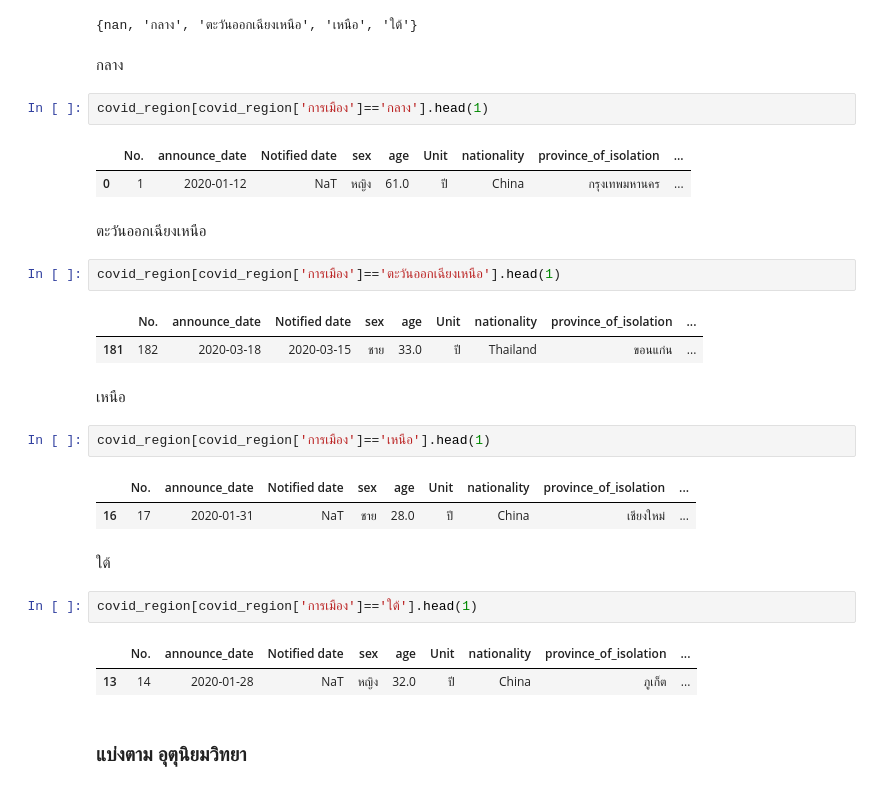
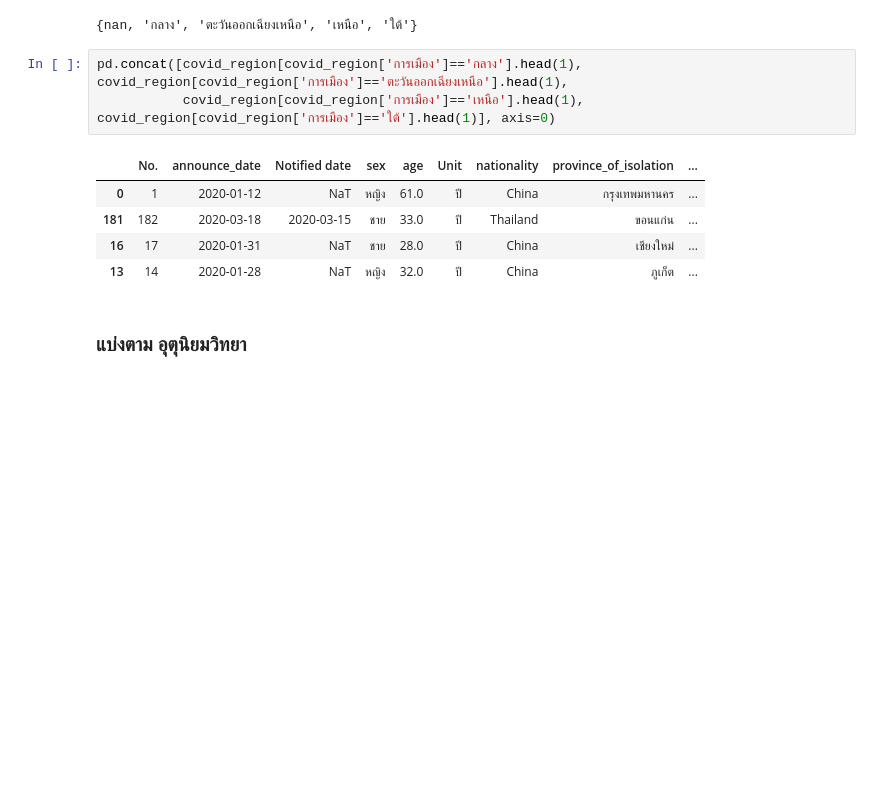
Before and after one commit to jittakorn-ch/data_viz_2022, a Jupyter notebook: BasicPython&DataViz_midterm2022.ipynb, the cells around one changed output. Cells and saved outputs as stored; diff of their text form; blank space fills up the shorter version.

```diff
--- a/BasicPython&DataViz_midterm2022.ipynb
+++ b/BasicPython&DataViz_midterm2022.ipynb
@@ -731,34 +701,15 @@ covid_region[covid_region['ภูมิศาสตร์']=='ใต้'].head(1
 set(covid_region['การเมือง'])
 # %% [output]
 {nan, 'กลาง', 'ตะวันออกเฉียงเหนือ', 'เหนือ', 'ใต้'}
-# %% [markdown]
-กลาง
-# %%
-covid_region[covid_region['การเมือง']=='กลาง'].head(1)
-# %% [output]
-|  | No. | announce_date | Notified date | sex | age | Unit | nationality | province_of_isolation | ... |
-| 0 | 1 | 2020-01-12 | NaT | หญิง | 61.0 | ปี | China | กรุงเทพมหานคร | ... |
-# %% [markdown]
-ตะวันออกเฉียงเหนือ
-# %%
-covid_region[covid_region['การเมือง']=='ตะวันออกเฉียงเหนือ'].head(1)
-# %% [output]
-|  | No. | announce_date | Notified date | sex | age | Unit | nationality | province_of_isolation | ... |
-| 181 | 182 | 2020-03-18 | 2020-03-15 | ชาย | 33.0 | ปี | Thailand | ขอนแก่น | ... |
-# %% [markdown]
-เหนือ
-# %%
-covid_region[covid_region['การเมือง']=='เหนือ'].head(1)
-# %% [output]
-|  | No. | announce_date | Notified date | sex | age | Unit | nationality | province_of_isolation | ... |
-| 16 | 17 | 2020-01-31 | NaT | ชาย | 28.0 | ปี | China | เชียงใหม่ | ... |
-# %% [markdown]
-ใต้
-# %%
-covid_region[covid_region['การเมือง']=='ใต้'].head(1)
-# %% [output]
-|  | No. | announce_date | Notified date | sex | age | Unit | nationality | province_of_isolation | ... |
-| 13 | 14 | 2020-01-28 | NaT | หญิง | 32.0 | ปี | China | ภูเก็ต | ... |
+# %%
+pd.concat([covid_region[covid_region['การเมือง']=='กลาง'].head(1), covid_region[covid_region['การเมือง']=='ตะวันออกเฉียงเหนือ'].head(1),
+           covid_region[covid_region['การเมือง']=='เหนือ'].head(1), covid_region[covid_region['การเมือง']=='ใต้'].head(1)], axis=0)
+# %% [output]
+|  | No. | announce_date | Notified date | sex | age | Unit | nationality | province_of_isolation | ... |
+| 0 | 1 | 2020-01-12 | NaT | หญิง | 61.0 | ปี | China | กรุงเทพมหานคร | ... |
+| 181 | 182 | 2020-03-18 | 2020-03-15 | ชาย | 33.0 | ปี | Thailand | ขอนแก่น | ... |
+| 16 | 17 | 2020-01-31 | NaT | ชาย | 28.0 | ปี | China | เชียงใหม่ | ... |
+| 13 | 14 | 2020-01-28 | NaT | หญิง | 32.0 | ปี | China | ภูเก็ต | ... |
 # %% [markdown]
 ### แบ่งตาม อุตุนิยมวิทยา
 # %%
```
Also changed, not shown: parts of 54 cells of this notebook.
